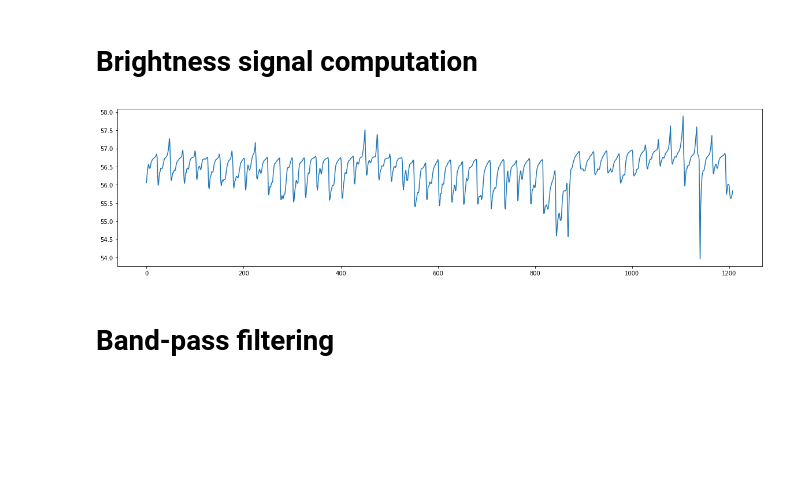
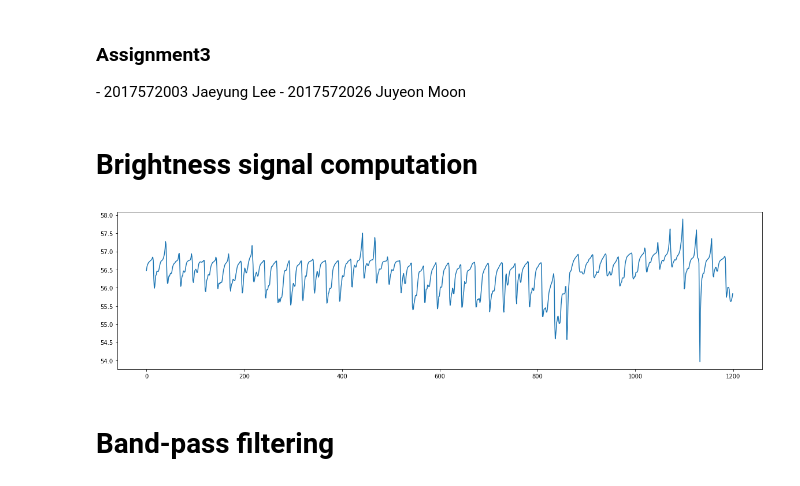
Before and after one commit to jaeyung1001/ML_MEDICAL, a Jupyter notebook: Assignment3/Assignment3.ipynb, the cells around one changed output. Drawn from its saved outputs; the diff is of its cells as text; code cells hidden in the pictures; blank space fills up the shorter version.

```diff
--- a/Assignment3/Assignment3.ipynb
+++ b/Assignment3/Assignment3.ipynb
@@ -1 +1,5 @@
+# %% [markdown]
+<h3>Assignment3</h3>
+- 2017572003 Jaeyung Lee
+- 2017572026 Juyeon Moon
 # %%
@@ -11,16 +16,21 @@ import pandas as pd
 # %%
 videodata = skvideo.io.vread("1.mp4", outputdict={"-pix_fmt": "gray"})
 # print(videodata.shape)
 brightness = np.zeros((len(videodata)))
 for i in range(len(videodata)):
     frame = videodata[i]
     brightness[i] = sum(frame) / (frame.shape[0] * frame.shape[1])
 
+'''
+cutting
+'''
+brightness = brightness[-1200:]
+
 plt.figure(figsize=(20,5))
 plt.plot(list(range(len(brightness))), brightness)
 plt.show()
 # %% [output]
-[figure, old version]
+[figure, new version]
 # %% [markdown]
 # Band-pass filtering
 # %%
```
Also changed, not shown: parts of 6 cells of this notebook, 2 other files.
